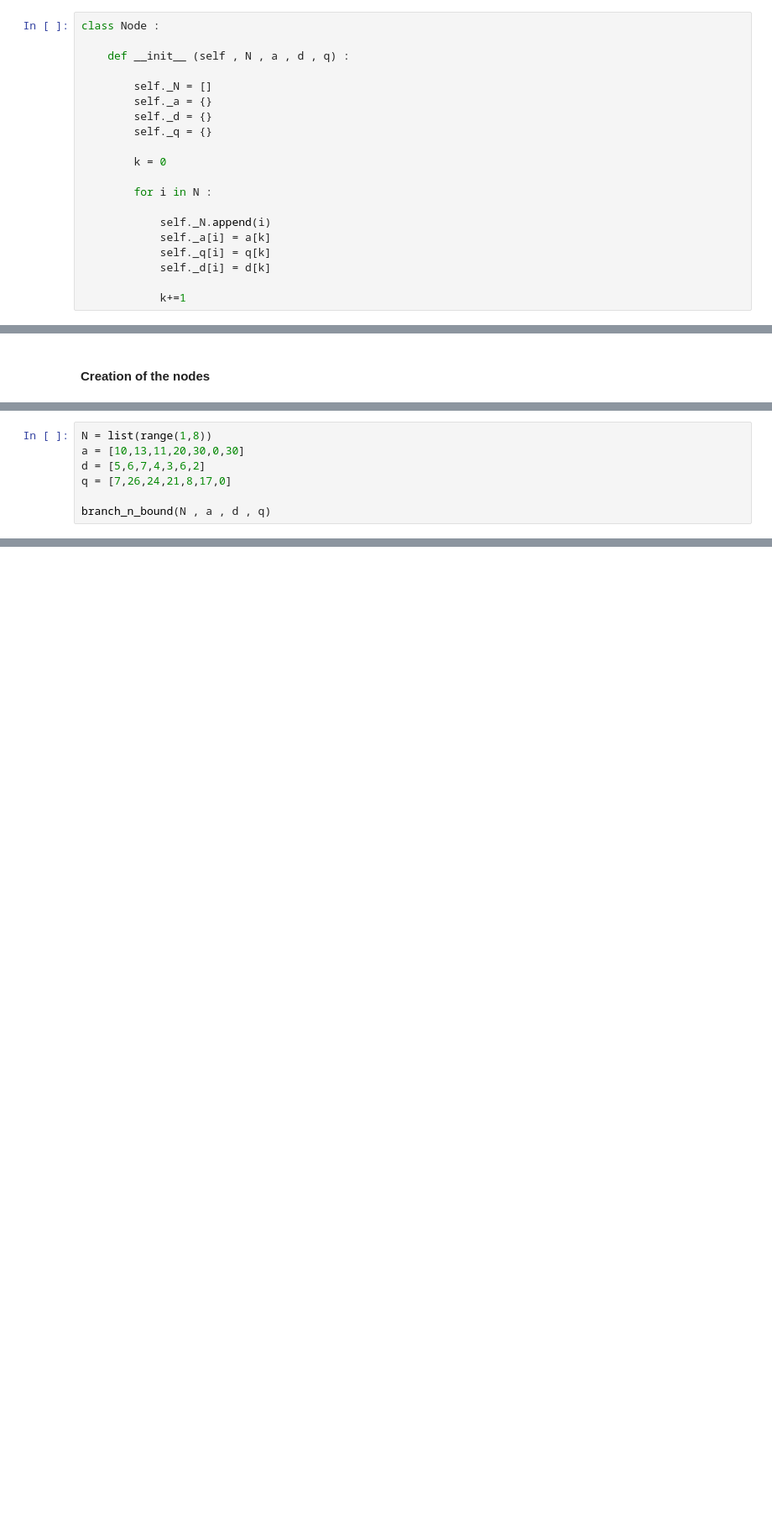
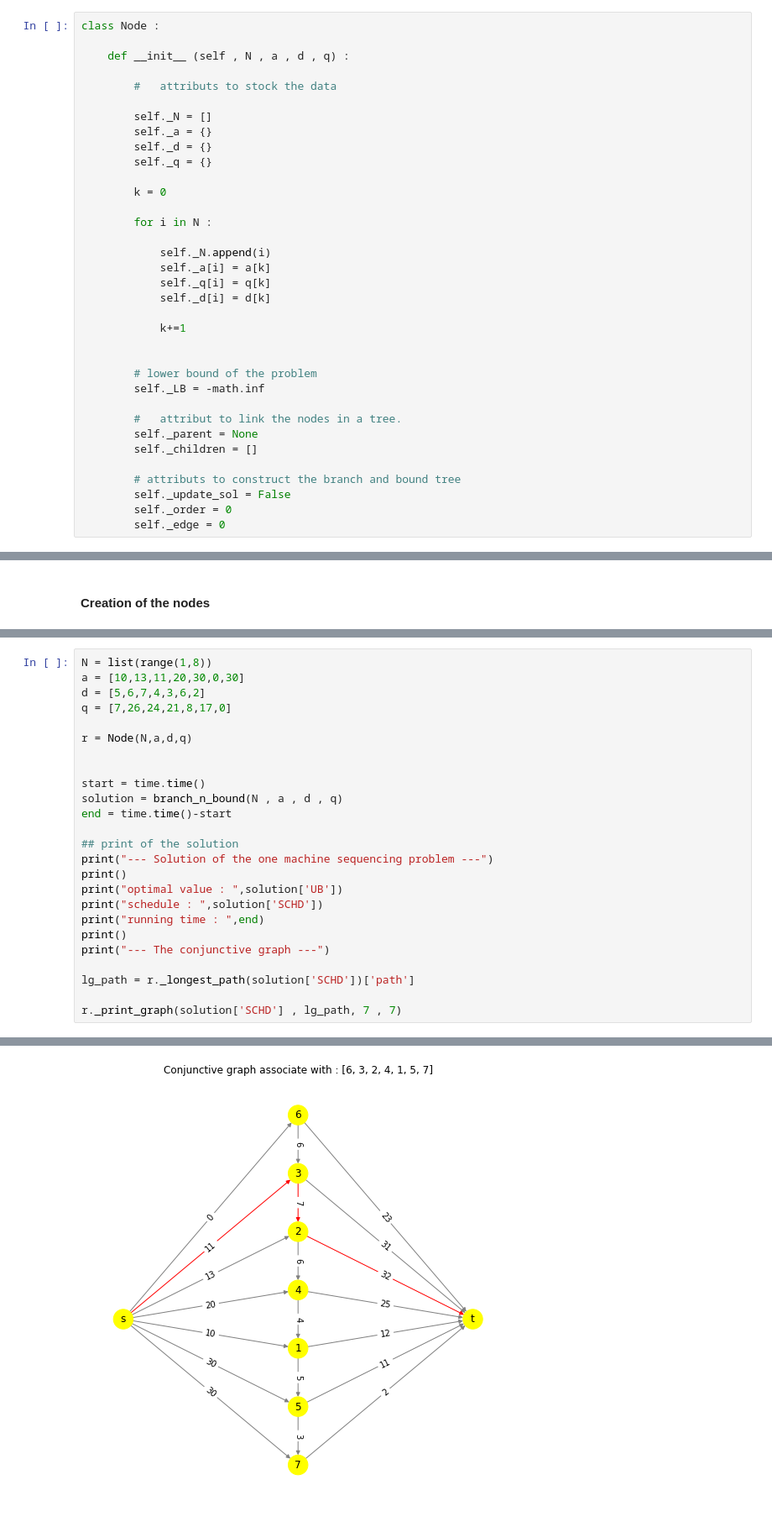
Before and after one commit to lolofo/ro_project_4gm, a Jupyter notebook: Node/prog_node.ipynb, the cells around one changed output, grey strips where cells are left out. Shown: that part at 84% size. Drawn from its saved outputs; the diff is of its cells as text; blank space fills up the shorter version.

Commit message:
prog_node

```diff
--- a/Node/prog_node.ipynb
+++ b/Node/prog_node.ipynb
@@ -47,6 +24,8 @@ class Node :
 class Node :
 
     def __init__ (self , N , a , d , q) :
+
+        #   attributs to stock the data
 
         self._N = []
         self._a = {}
@@ -63,6 +42,19 @@ class Node :
             self._d[i] = d[k]
 
             k+=1
+
+
+        # lower bound of the problem
+        self._LB = -math.inf
+
+        #   attribut to link the nodes in a tree.
+        self._parent = None
+        self._children = []
+
+        # attributs to construct the branch and bound tree
+        self._update_sol = False
+        self._order = 0
+        self._edge = 0
 # %% [markdown]
 Creation of a first node. This first node, is the node that is given
 # %%
@@ -564,5 +658,23 @@ a = [10,13,11,20,30,0,30]
 d = [5,6,7,4,3,6,2]
 q = [7,26,24,21,8,17,0]
 
-branch_n_bound(N , a , d , q)
+r = Node(N,a,d,q)
+
+
+start = time.time()
+solution = branch_n_bound(N , a , d , q)
+end = time.time()-start
+
+## print of the solution
+print("--- Solution of the one machine sequencing problem ---")
+print()
+print("optimal value : ",solution['UB'])
+print("schedule : ",solution['SCHD'])
+print("running time : ",end)
+print()
+print("--- The conjunctive graph ---")
+
+lg_path = r._longest_path(solution['SCHD'])['path']
+
+r._print_graph(solution['SCHD'] , lg_path, 7 , 7)
 # %% [output]
@@ -569,0 +688 @@ branch_n_bound(N , a , d , q)
+[figure, added]
```
Also changed, not shown: parts of 14 cells of this notebook.
